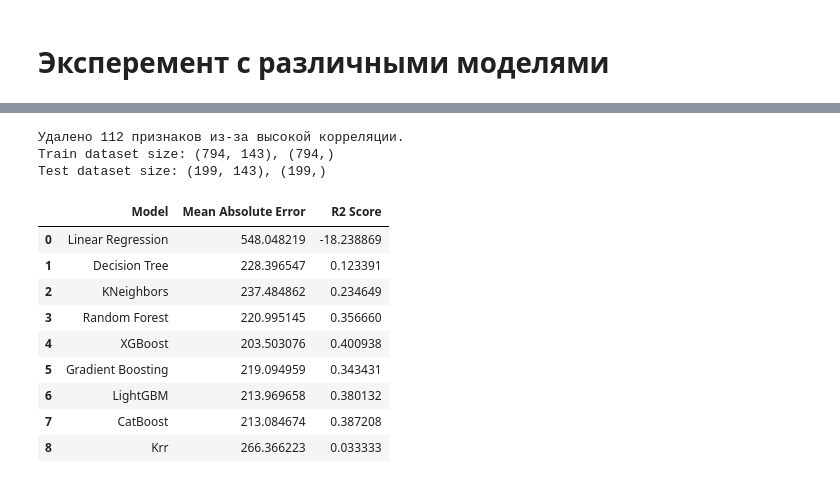
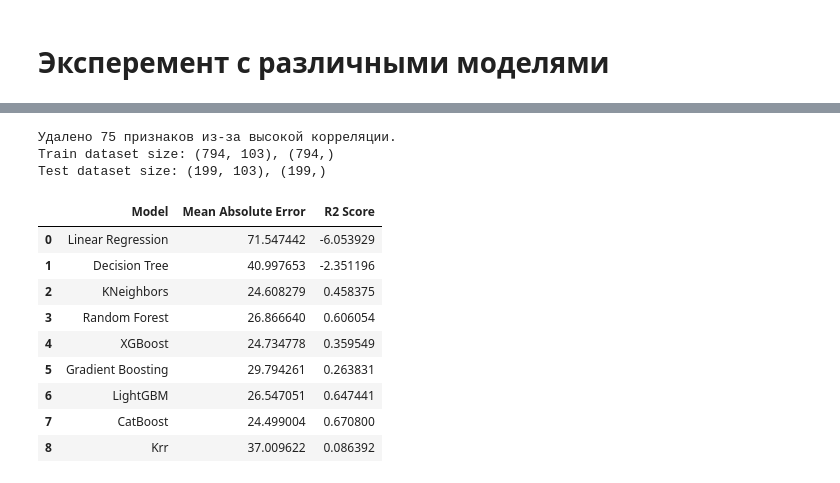
Before and after one commit to sevaTechoPark/mo-chemistry, a Jupyter notebook: regression_SI.ipynb, the cells around one changed output, grey strips where cells are left out. Cells and saved outputs as stored; diff of their text form; code cells hidden in the pictures.

```diff
--- a/regression_SI.ipynb
+++ b/regression_SI.ipynb
@@ -51,26 +51,13 @@ plot_target_distribution(df['SI'], 'SI')
 # %% [markdown]
 # Подготовка данных для эксперемента
 # %%
-preprocessing_pipeline = create_preprocessing_pipeline()
+combined_pipeline = create_combined_pipeline()
 X = df.drop(columns=['IC50, mM', 'CC50, mM', 'SI'])
 y1 = df['IC50, mM']
 y2 = df['CC50, mM']
 y3 = df['SI']
-X_transformed = preprocessing_pipeline.fit_transform(X)
+X_transformed = combined_pipeline.fit_transform(X)
 df = pd.concat([X_transformed, y1, y2, y3], axis=1)
-# %%
-df.drop(columns=['EState_VSA1', 'EState_VSA2', 'EState_VSA3', 'EState_VSA4', 'EState_VSA5', 'EState_VSA6', 'EState_VSA7', 'EState_VSA8', 'EState_VSA9', 'EState_VSA10', 'EState_VSA11'], inplace=True)
-df.drop(columns=['VSA_EState1', 'VSA_EState2', 'VSA_EState3', 'VSA_EState4', 'VSA_EState5', 'VSA_EState6', 'VSA_EState7', 'VSA_EState8', 'VSA_EState9', 'VSA_EState10'], inplace=True)
-df.drop(columns=['PEOE_VSA1', 'PEOE_VSA2', 'PEOE_VSA3', 'PEOE_VSA4', 'PEOE_VSA5', 'PEOE_VSA6', 'PEOE_VSA7', 'PEOE_VSA8', 'PEOE_VSA9', 'PEOE_VSA10', 'PEOE_VSA11', 'PEOE_VSA12', 'PEOE_VSA13', 'PEOE_VSA14'], inplace=True)
-df.drop(columns=['SMR_VSA1', 'SMR_VSA2', 'SMR_VSA3', 'SMR_VSA4', 'SMR_VSA5', 'SMR_VSA6', 'SMR_VSA7', 'SMR_VSA8', 'SMR_VSA9', 'SMR_VSA10'], inplace=True)
-df.drop(columns=['SlogP_VSA1', 'SlogP_VSA2', 'SlogP_VSA3', 'SlogP_VSA4', 'SlogP_VSA5', 'SlogP_VSA6', 'SlogP_VSA7', 'SlogP_VSA8', 'SlogP_VSA9', 'SlogP_VSA10', 'SlogP_VSA11', 'SlogP_VSA12'], inplace=True)
-df.drop(columns=['Chi0', 'Chi0n', 'Chi0v', 'Chi1', 'Chi1n', 'Chi1v', 'Chi2n', 'Chi2v', 'Chi3n', 'Chi3v', 'Chi4n', 'Chi4v'], inplace=True)
-df.drop(columns=['BCUT2D_MWHI', 'BCUT2D_MWLOW', 'BCUT2D_CHGHI', 'BCUT2D_CHGLO', 'BCUT2D_LOGPHI', 'BCUT2D_LOGPLOW', 'BCUT2D_MRHI', 'BCUT2D_MRLOW'], inplace=True)
-df.drop(columns=['FpDensityMorgan1', 'FpDensityMorgan2', 'FpDensityMorgan3'], inplace=True)
-df.drop(columns=['Kappa1', 'Kappa2', 'Kappa3'], inplace=True)
-# %%
-constant_columns = [col for col in df.columns if df[col].nunique() == 1]
-df.drop(columns=constant_columns, inplace=True)
 # %%
 X = df.drop(columns=['IC50, mM', 'CC50, mM', 'SI'])
 y = df['SI']
@@ -147,27 +134,27 @@ run_models_regressions(X_train, X_test, y_train, y_test, log_target=True)
 # %%
 reduced_df = remove_high_corr_columns(df.copy(deep=True), threshold=0.95)
 reduced_X = reduced_df.drop(columns=['IC50, mM', 'CC50, mM', 'SI'])
-reduced_y = reduced_df['IC50, mM']
+reduced_y = reduced_df['SI']
 
 X_train_reduced, X_test_reduced, y_train_reduced, y_test_reduced = train_test_split(reduced_X, reduced_y, test_size=0.2, random_state=42)
 
 print(f'Train dataset size: {X_train_reduced.shape}, {y_train_reduced.shape}')
 print(f'Test dataset size: {X_test_reduced.shape}, {y_test_reduced.shape}')
 
 run_models_regressions(X_train_reduced, X_test_reduced, y_train_reduced, y_test_reduced)
 # %% [output]
-Удалено 112 признаков из-за высокой корреляции.
-Train dataset size: (794, 143), (794,)
-Test dataset size: (199, 143), (199,)
+Удалено 75 признаков из-за высокой корреляции.
+Train dataset size: (794, 103), (794,)
+Test dataset size: (199, 103), (199,)
 |  | Model | Mean Absolute Error | R2 Score |
-| 0 | Linear Regression | 548.048219 | -18.238869 |
-| 1 | Decision Tree | 228.396547 | 0.123391 |
-| 2 | KNeighbors | 237.484862 | 0.234649 |
-| 3 | Random Forest | 220.995145 | 0.356660 |
-| 4 | XGBoost | 203.503076 | 0.400938 |
-| 5 | Gradient Boosting | 219.094959 | 0.343431 |
-| 6 | LightGBM | 213.969658 | 0.380132 |
-| 7 | CatBoost | 213.084674 | 0.387208 |
-| 8 | Krr | 266.366223 | 0.033333 |
+| 0 | Linear Regression | 71.547442 | -6.053929 |
+| 1 | Decision Tree | 40.997653 | -2.351196 |
+| 2 | KNeighbors | 24.608279 | 0.458375 |
+| 3 | Random Forest | 26.866640 | 0.606054 |
+| 4 | XGBoost | 24.734778 | 0.359549 |
+| 5 | Gradient Boosting | 29.794261 | 0.263831 |
+| 6 | LightGBM | 26.547051 | 0.647441 |
+| 7 | CatBoost | 24.499004 | 0.670800 |
+| 8 | Krr | 37.009622 | 0.086392 |
 # %%
 run_models_regressions(X_train[xgboost_features], X_test[xgboost_features], y_train, y_test)
```
Also changed, not shown: parts of 22 cells of this notebook, 8 other files.
